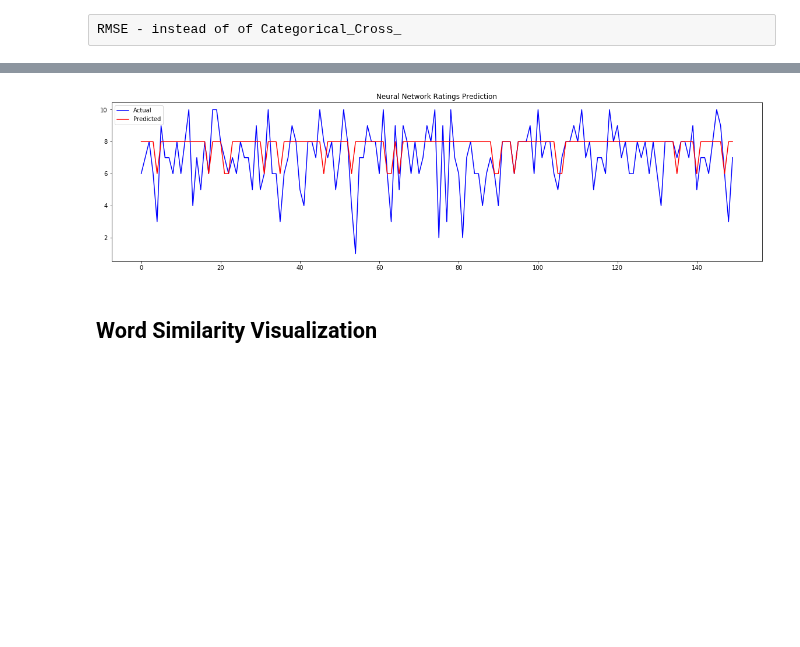
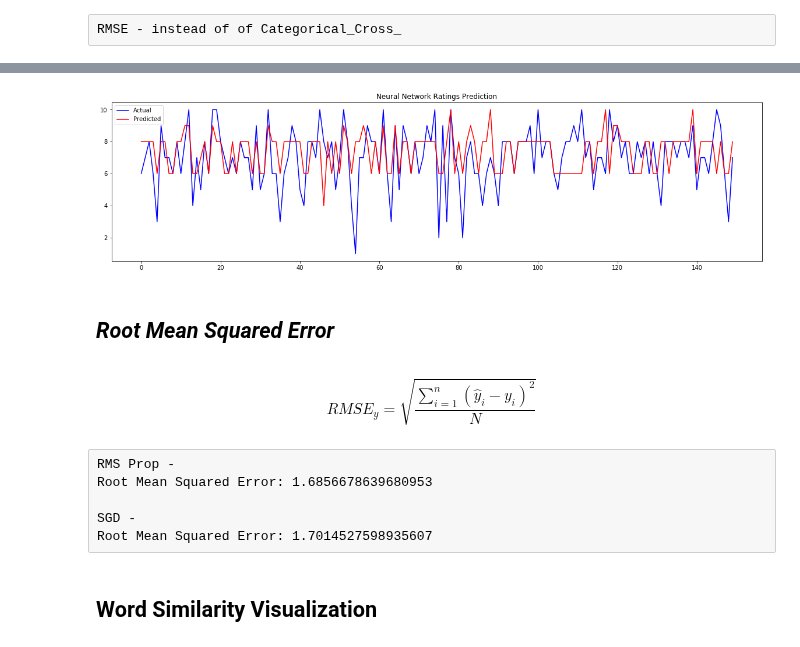
Before and after one commit to kimrharper/data_science_nltk, a Jupyter notebook: gamereview/dask-boardgamereview.ipynb, the cells around one changed output, grey strips where cells are left out. Saved outputs shown, nothing was run; the diff lists cells and outputs as text; code cells hidden in the pictures; blank space fills up the shorter version.

Commit message:
added manual RMSE calculations for different loss functions on nn

```diff
--- a/gamereview/dask-boardgamereview.ipynb
+++ b/gamereview/dask-boardgamereview.ipynb
@@ -246,7 +246,7 @@ model.add(Dense(11, activation='softmax'))
 # change output as linear to v
 # %%
 model.compile(loss='categorical_crossentropy',
-              optimizer=SGD(),
+              optimizer=RMSprop(),
               metrics=['accuracy'])
 # %%
 model.summary()
@@ -296,15 +296,19 @@ import keras.backend as k
 # %%
-final_estimate = np.argmax(model.predict(X_test),axis=1)
+y_predict = np.argmax(model.predict(X_test),axis=1)
 final_score = np.argmax(y_test,axis=1)
 
 # final_estimate = model.predict(X_test)
 # final_score = y_test
 # %%
 plt.figure(figsize=(20,5))
-plt.plot(final_score[0:150],color='b')
-plt.plot(final_estimate[0:150],color='r')
+plt.plot(y_actual[0:150],color='b')
+plt.plot(y_predict[0:150],color='r')
 plt.title('Neural Network Ratings Prediction')
 plt.legend(['Actual','Predicted'])
 plt.show()
 # %% [output]
-[figure, old version]
+[figure, new version]
+# %% [markdown]
+## _Root Mean Squared Error_
+# %% [markdown]
+$$ RMSE_{y} =  \sqrt{\frac{\sum_{i=1}^n {(\hat{y}_{i}- y_{i})}^2}{N}} $$
@@ -311,3 +318,9 @@ plt.show()
+# %% [raw]
+RMS Prop -
+Root Mean Squared Error: 1.6856678639680953
+
+SGD -
+Root Mean Squared Error: 1.7014527598935607
 # %% [markdown]
 ## Word Similarity Visualization
 # %% [raw]
```
Also changed, not shown: parts of 5 cells of this notebook.
